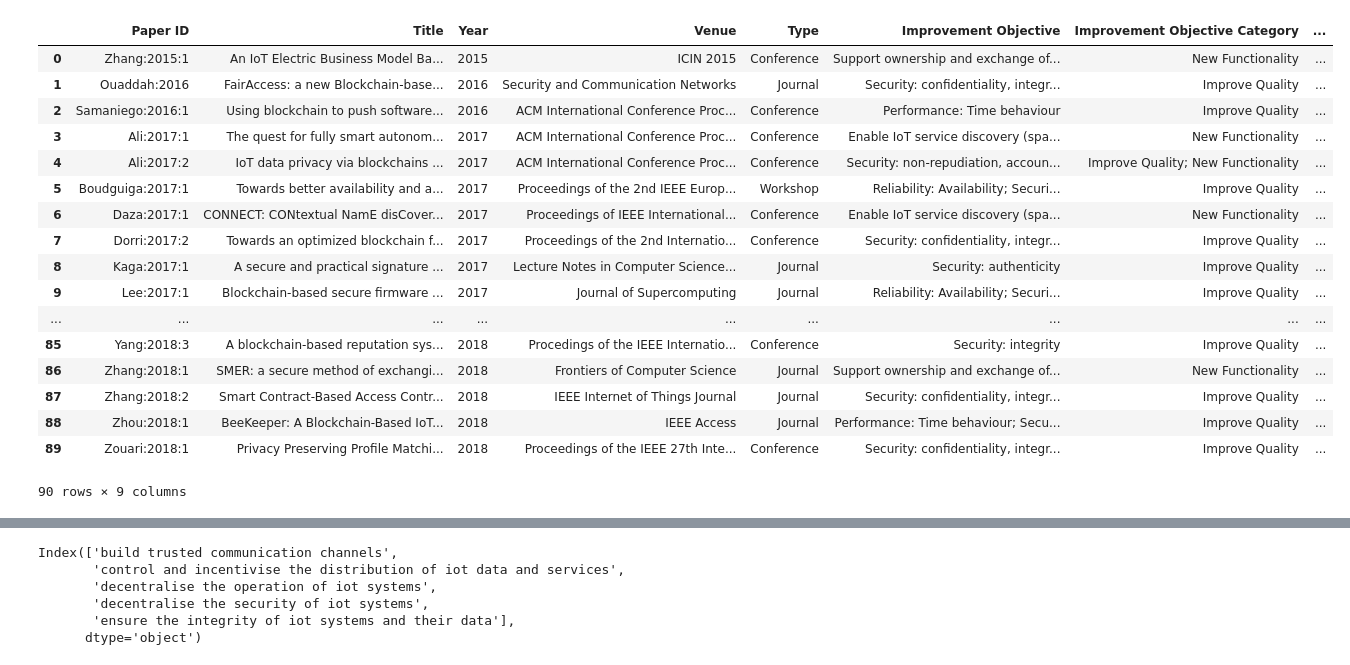
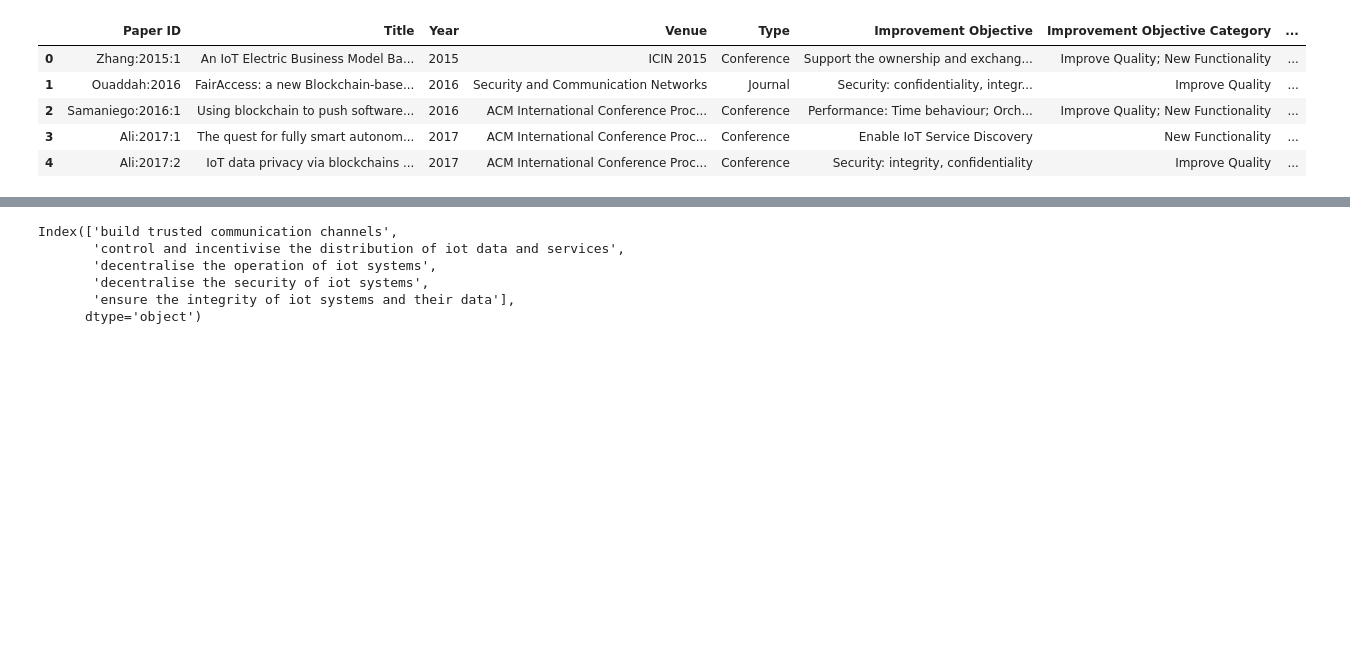
Before and after one commit to nguyentran0212/BC_IoT_SLR, a Jupyter notebook: DataExtraction/Extracted Data/BC_SLR_AVIZ_tool.ipynb, the cells around one changed output, grey strips where cells are left out. Cells and saved outputs as stored; diff of their text form; code cells hidden in the pictures; blank space fills up the shorter version.

```diff
--- a/DataExtraction/Extracted Data/BC_SLR_AVIZ_tool.ipynb
+++ b/DataExtraction/Extracted Data/BC_SLR_AVIZ_tool.ipynb
@@ -173,31 +173,19 @@ def load(df):
 # %%
 """
 Loads the extracted data for RQ1
 """
 
-raw_path = "RQ1/RQ1_0.1.2.xlsx"
+raw_path = "Round 2/RQ1_Round2_0.0.1.xlsx"
 
 raw_df = pd.read_excel(raw_path)
-raw_df
+raw_df.head()
 # %% [output]
 |  | Paper ID | Title | Year | Venue | Type | Improvement Objective | Improvement Objective Category | ... |
-| 0 | Zhang:2015:1 | An IoT Electric Business Model Ba... | 2015 | ICIN 2015 | Conference | Support ownership and exchange of... | New Functionality | ... |
+| 0 | Zhang:2015:1 | An IoT Electric Business Model Ba... | 2015 | ICIN 2015 | Conference | Support the ownership and exchang... | Improve Quality; New Functionality | ... |
 | 1 | Ouaddah:2016 | FairAccess: a new Blockchain-base... | 2016 | Security and Communication Networks | Journal | Security: confidentiality, integr... | Improve Quality | ... |
-| 2 | Samaniego:2016:1 | Using blockchain to push software... | 2016 | ACM International Conference Proc... | Conference | Performance: Time behaviour | Improve Quality | ... |
-| 3 | Ali:2017:1 | The quest for fully smart autonom... | 2017 | ACM International Conference Proc... | Conference | Enable IoT service discovery (spa... | New Functionality | ... |
-| 4 | Ali:2017:2 | IoT data privacy via blockchains ... | 2017 | ACM International Conference Proc... | Conference | Security: non-repudiation, accoun... | Improve Quality; New Functionality | ... |
-| 5 | Boudguiga:2017:1 | Towards better availability and a... | 2017 | Proceedings of the 2nd IEEE Europ... | Workshop | Reliability: Availability; Securi... | Improve Quality | ... |
-| 6 | Daza:2017:1 | CONNECT: CONtextual NamE disCover... | 2017 | Proceedings of IEEE International... | Conference | Enable IoT service discovery (spa... | New Functionality | ... |
-| 7 | Dorri:2017:2 | Towards an optimized blockchain f... | 2017 | Proceedings of the 2nd Internatio... | Conference | Security: confidentiality, integr... | Improve Quality | ... |
-| 8 | Kaga:2017:1 | A secure and practical signature ... | 2017 | Lecture Notes in Computer Science... | Journal | Security: authenticity | Improve Quality | ... |
-| 9 | Lee:2017:1 | Blockchain-based secure firmware ... | 2017 | Journal of Supercomputing | Journal | Reliability: Availability; Securi... | Improve Quality | ... |
-| ... | ... | ... | ... | ... | ... | ... | ... | ... |
-| 85 | Yang:2018:3 | A blockchain-based reputation sys... | 2018 | Procedings of the IEEE Internatio... | Conference | Security: integrity | Improve Quality | ... |
-| 86 | Zhang:2018:1 | SMER: a secure method of exchangi... | 2018 | Frontiers of Computer Science | Journal | Support ownership and exchange of... | New Functionality | ... |
-| 87 | Zhang:2018:2 | Smart Contract-Based Access Contr... | 2018 | IEEE Internet of Things Journal | Journal | Security: confidentiality, integr... | Improve Quality | ... |
-| 88 | Zhou:2018:1 | BeeKeeper: A Blockchain-Based IoT... | 2018 | IEEE Access | Journal | Performance: Time behaviour; Secu... | Improve Quality | ... |
-| 89 | Zouari:2018:1 | Privacy Preserving Profile Matchi... | 2018 | Proceedings of the IEEE 27th Inte... | Conference | Security: confidentiality, integr... | Improve Quality | ... |
+| 2 | Samaniego:2016:1 | Using blockchain to push software... | 2016 | ACM International Conference Proc... | Conference | Performance: Time behaviour; Orch... | Improve Quality; New Functionality | ... |
+| 3 | Ali:2017:1 | The quest for fully smart autonom... | 2017 | ACM International Conference Proc... | Conference | Enable IoT Service Discovery | New Functionality | ... |
+| 4 | Ali:2017:2 | IoT data privacy via blockchains ... | 2017 | ACM International Conference Proc... | Conference | Security: integrity, confidentiality | Improve Quality | ... |
-90 rows × 9 columns
 # %%
 raw_df.info()
 # %% [output]
```
Also changed, not shown: parts of 6 cells of this notebook, 57 other files.
